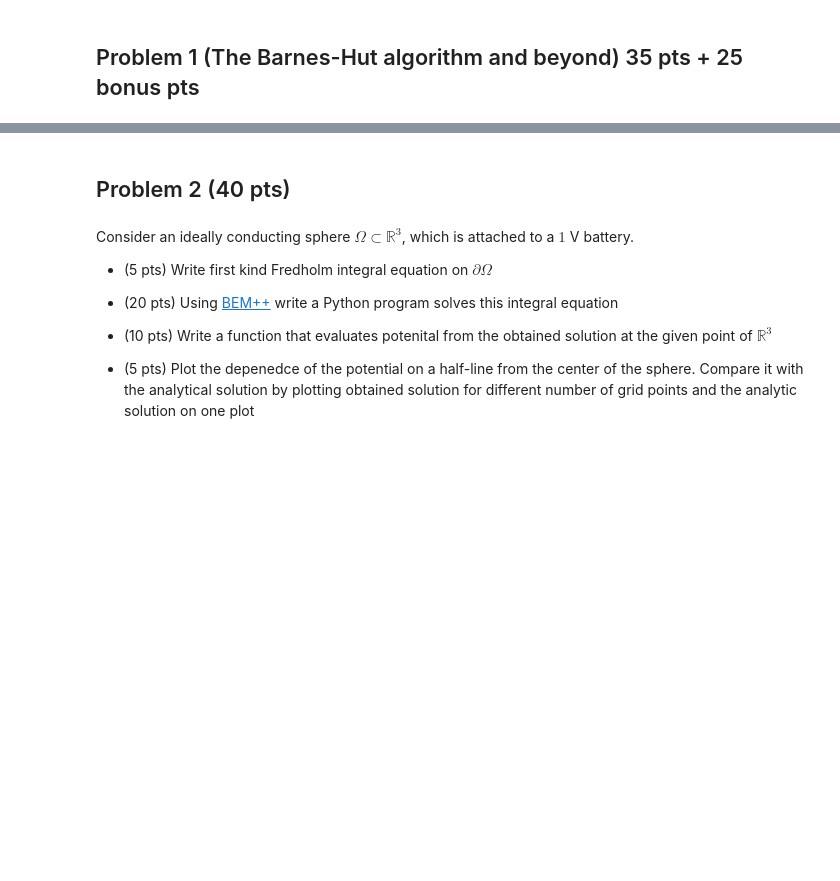
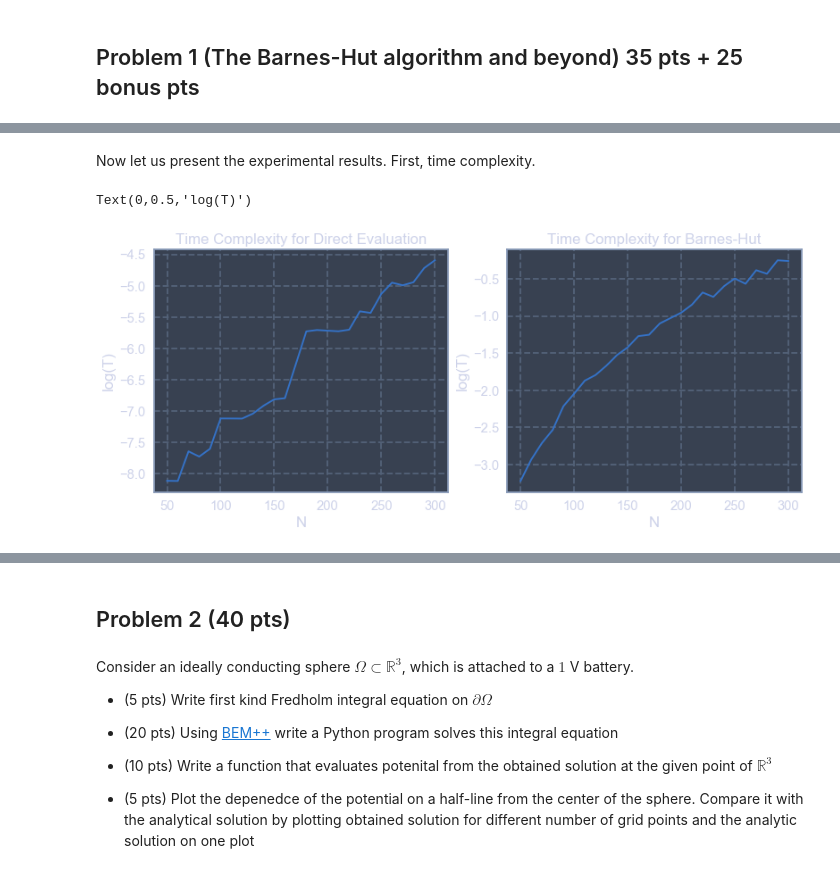
Before and after one commit to XuMuK1/fastpdehw, a Jupyter notebook: ps1/PS1.ipynb, the cells around one changed output, grey strips where cells are left out. Cells and saved outputs as stored; diff of their text form; code cells hidden in the pictures; blank space fills up the shorter version.

Commit message:
text fixed

```diff
--- a/ps1/PS1.ipynb
+++ b/ps1/PS1.ipynb
@@ -61,0 +137,34 @@ This almost leads us to the FMM algorithm with only one exception: only one term
+# %%
+#SAVE/LOAD from pickle
+import pickle
+
+#WRITE
+#with open('BHExperimentalData.pkl','wb') as f:
+#    dat = {'Ns':Ns,'timesDirect':timesDirect, 'timesBH':timesBH, 'memsBH':memsBH}
+#    pickle.dump(dat, f)
+
+#READ
+with open('BHExperimentalData.pkl','rb') as f:
+    dat = pickle.load(f)
+    Ns= dat['Ns']
+    timesBH = dat['timesBH']
+    timesDirect = dat['timesDirect']
+    memsBH = dat['memsBH']
+# %% [markdown]
+Now let us present the experimental results. First, time complexity.
+# %%
+#Plots
+f,(ax1,ax2) =plt.subplots(1,2,figsize=(13,5))
+
+ax1.plot(Ns,np.log(np.mean(timesDirect,axis=0)))
+ax1.set_title('Time Complexity for Direct Evaluation')
+ax1.set_xlabel('N')
+ax1.set_ylabel('log(T)')
+
+ax2.plot(Ns,np.log(np.mean(timesBH,axis=0)))
+ax2.set_title('Time Complexity for Barnes-Hut')
+ax2.set_xlabel('N')
+ax2.set_ylabel('log(T)')
+# %% [output]
+Text(0,0.5,'log(T)')
+[figure, added]
```
Also changed, not shown: parts of 12 cells of this notebook, 4 other files.
